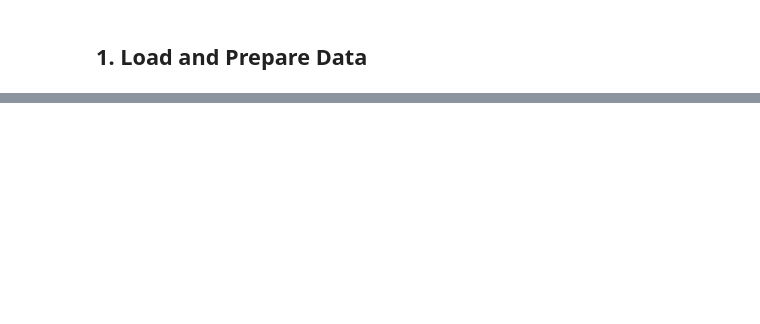
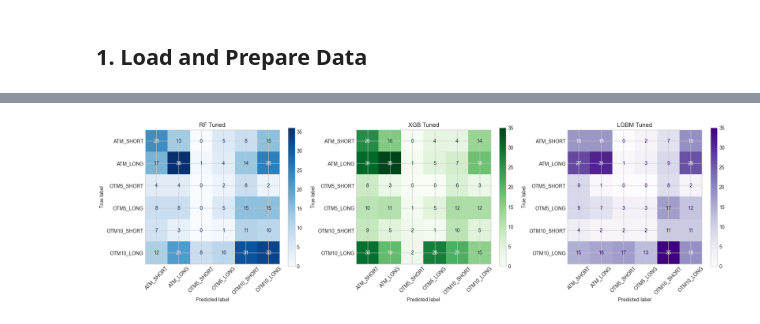
Before and after one commit to wushuchris/covered-call-prototype, a Jupyter notebook: notebooks/06b_improved_models.ipynb, the cells around one changed output, grey strips where cells are left out. Cells and saved outputs as stored; diff of their text form; code cells hidden in the pictures; blank space fills up the shorter version.

Commit message:
retraining without data leakage

```diff
--- a/notebooks/06b_improved_models.ipynb
+++ b/notebooks/06b_improved_models.ipynb
@@ -721,0 +46,8 @@ Best model: Two-Stage (Macro F1: 0.8165)
+# %%
+# Load modeling data
+data = pd.read_parquet(PROCESSED / 'modeling_data.parquet')
+data['decision_date'] = pd.to_datetime(data['decision_date'])
+data = data.sort_values('decision_date').reset_index(drop=True)
+
+print(f"Data shape: {data.shape}")
+print(f"Date range: {data['decision_date'].min().date()} to {data['decision_date'].max().date()}")
@@ -721,0 +193,15 @@ Best model: Two-Stage (Macro F1: 0.8165)
+# %%
+rf_base = RandomForestClassifier(
+    n_estimators=200, max_depth=10, class_weight=class_weight_dict, random_state=SEED, n_jobs=-1
+)
+rf_base.fit(X_train, y_train)
+y_pred_base = rf_base.predict(X_test)
+
+base_acc = accuracy_score(y_test, y_pred_base)
+base_f1 = f1_score(y_test, y_pred_base, average='macro')
+
+print(f"6-Class RF Baseline (class weights, time-split):")
+print(f"  Accuracy:  {base_acc:.4f}")
+print(f"  Macro F1:  {base_f1:.4f}")
+print(f"\nClassification Report:")
+print(classification_report(y_test, y_pred_base, target_names=[label_to_bucket_6[i] for i in range(6)]))
@@ -721,0 +381,20 @@ Best model: Two-Stage (Macro F1: 0.8165)
+# %%
+# Confusion matrices
+fig, axes = plt.subplots(1, 3, figsize=(18, 5))
+
+for ax, (name, y_pred, cmap) in zip(axes, [
+    ('RF Tuned', y_pred_rf, 'Blues'),
+    ('XGB Tuned', y_pred_xgb, 'Greens'),
+    ('LGBM Tuned', y_pred_lgbm, 'Purples')
+]):
+    cm = confusion_matrix(y_test, y_pred)
+    disp = ConfusionMatrixDisplay(cm, display_labels=[label_to_bucket_6[i] for i in range(6)])
+    disp.plot(ax=ax, cmap=cmap, values_format='d')
+    ax.set_title(name)
+    ax.tick_params(axis='x', rotation=45)
+
+plt.tight_layout()
+plt.savefig('../reports/figures/improved_confusion_matrices.png', dpi=150, bbox_inches='tight')
+plt.show()
+# %% [output]
+[figure, added]
```
Also changed, not shown: parts of 70 cells of this notebook, 16 other files.
